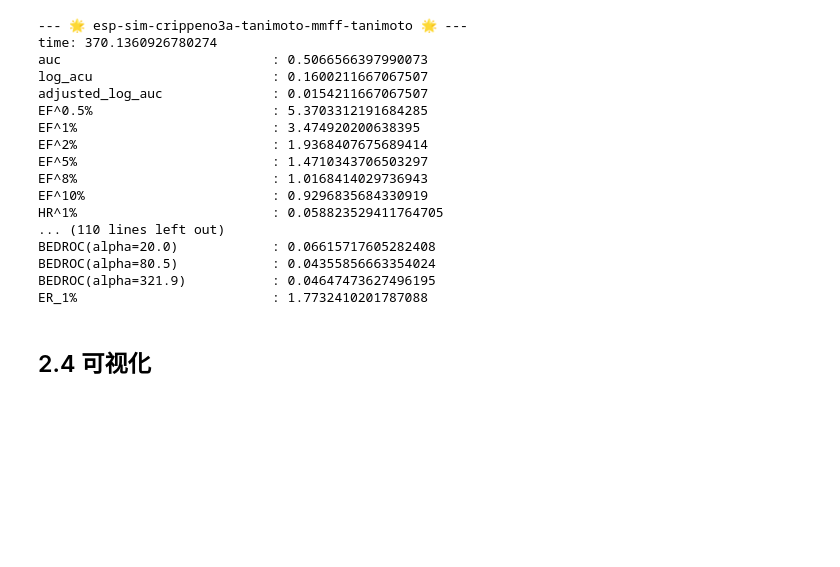
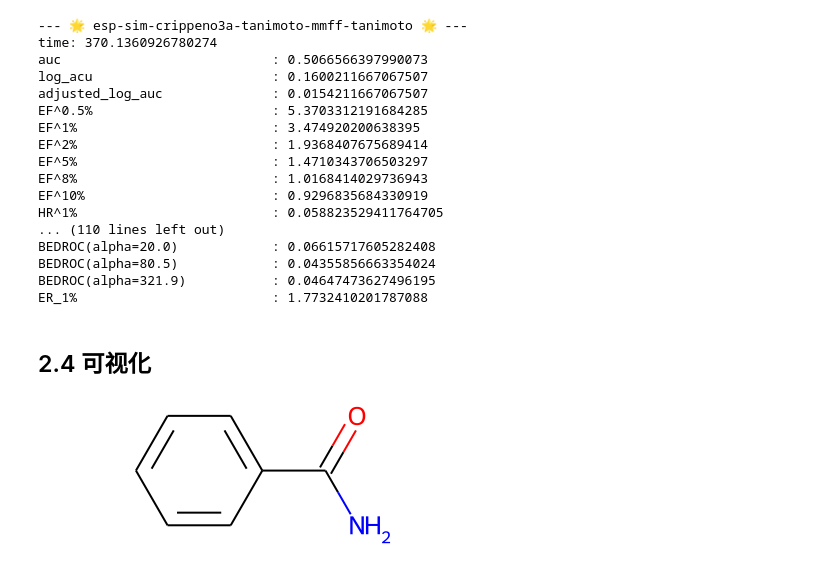
Before and after one commit to SimLif/molecule-3d-similarity, a Jupyter notebook: test.ipynb, the cells around one changed output. Cells and saved outputs as stored; diff of their text form; code cells hidden in the pictures; blank space fills up the shorter version.

```diff
--- a/test.ipynb
+++ b/test.ipynb
@@ -1567,0 +1571,5 @@ plt.scatter(z[-1][0], z[-1][1])
+# %%
+mol = Chem.MolFromSmiles('c1ccccc(C(N)=O)1')
+mol
+# %% [output]
+[figure, added]
```
Also changed, not shown: parts of 26 cells of this notebook, 1 other file.
